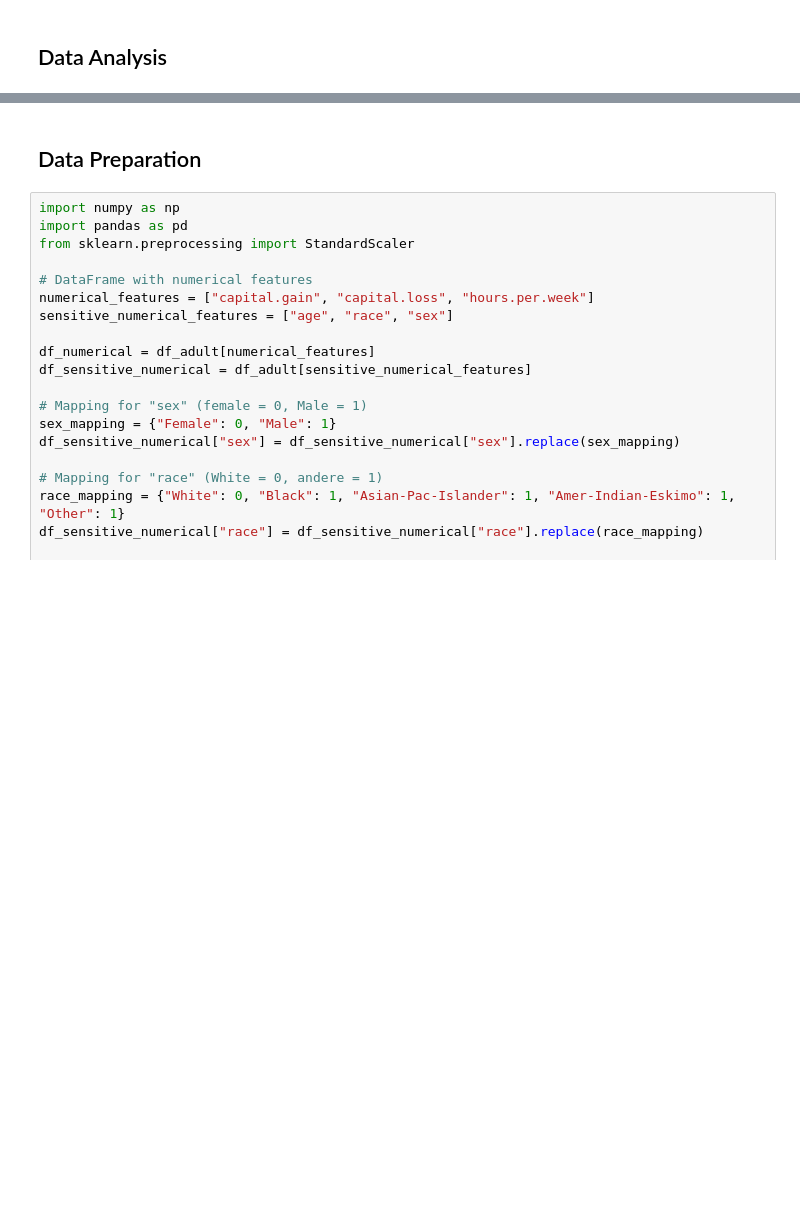
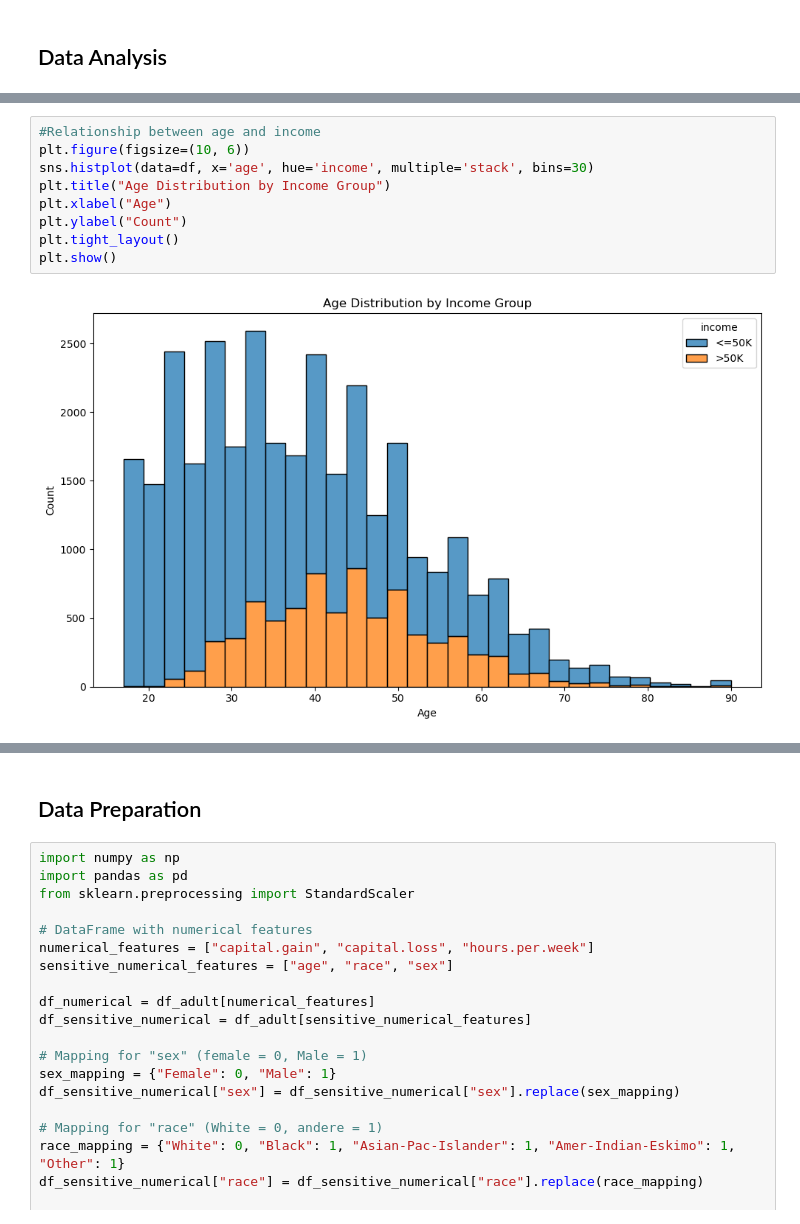
Before and after one commit to EmmanuelGyauAmoakoh/DataScienceProjectITCS227, a Jupyter notebook: FairCreditApprovalPrediction.ipynb, the cells around one changed output, grey strips where cells are left out. Saved outputs shown, nothing was run; the diff lists cells and outputs as text; blank space fills up the shorter version.

```diff
--- a/FairCreditApprovalPrediction.ipynb
+++ b/FairCreditApprovalPrediction.ipynb
@@ -155,0 +252,11 @@ print(df_adult.describe())
+# %%
+#Relationship between age and income
+plt.figure(figsize=(10, 6))
+sns.histplot(data=df, x='age', hue='income', multiple='stack', bins=30)
+plt.title("Age Distribution by Income Group")
+plt.xlabel("Age")
+plt.ylabel("Count")
+plt.tight_layout()
+plt.show()
+# %% [output]
+[figure, added]
```
Also changed, not shown: parts of 15 cells of this notebook.
